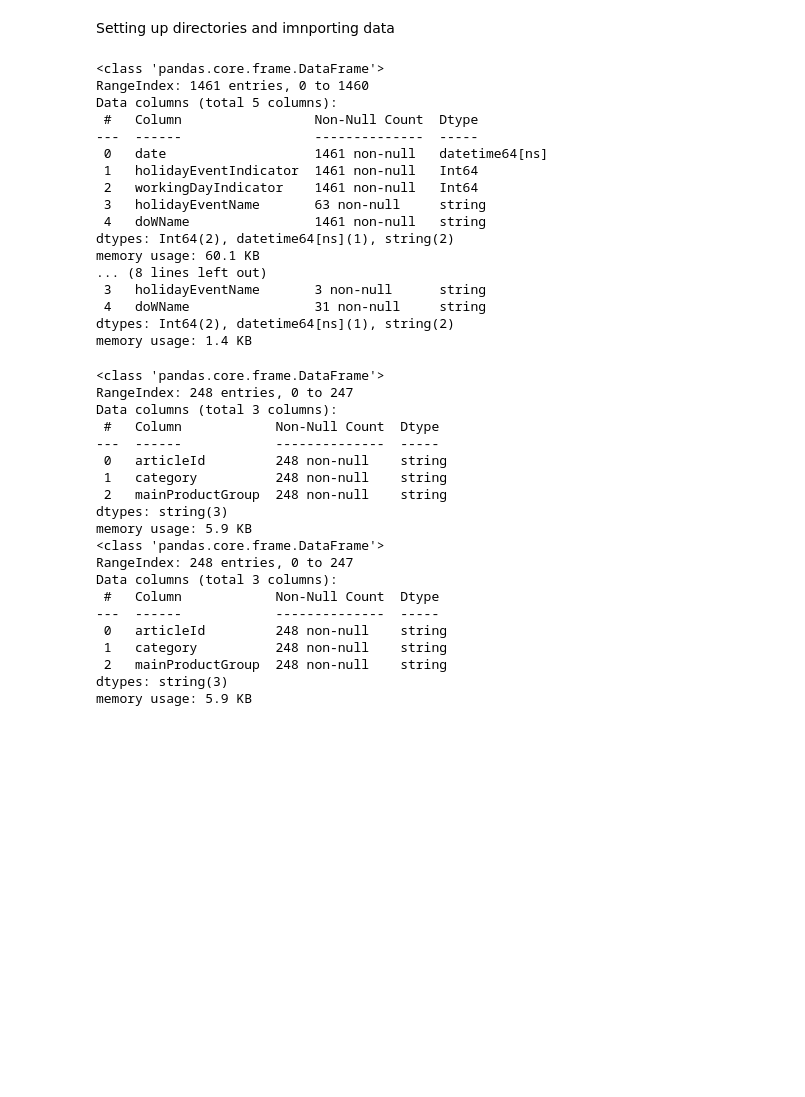
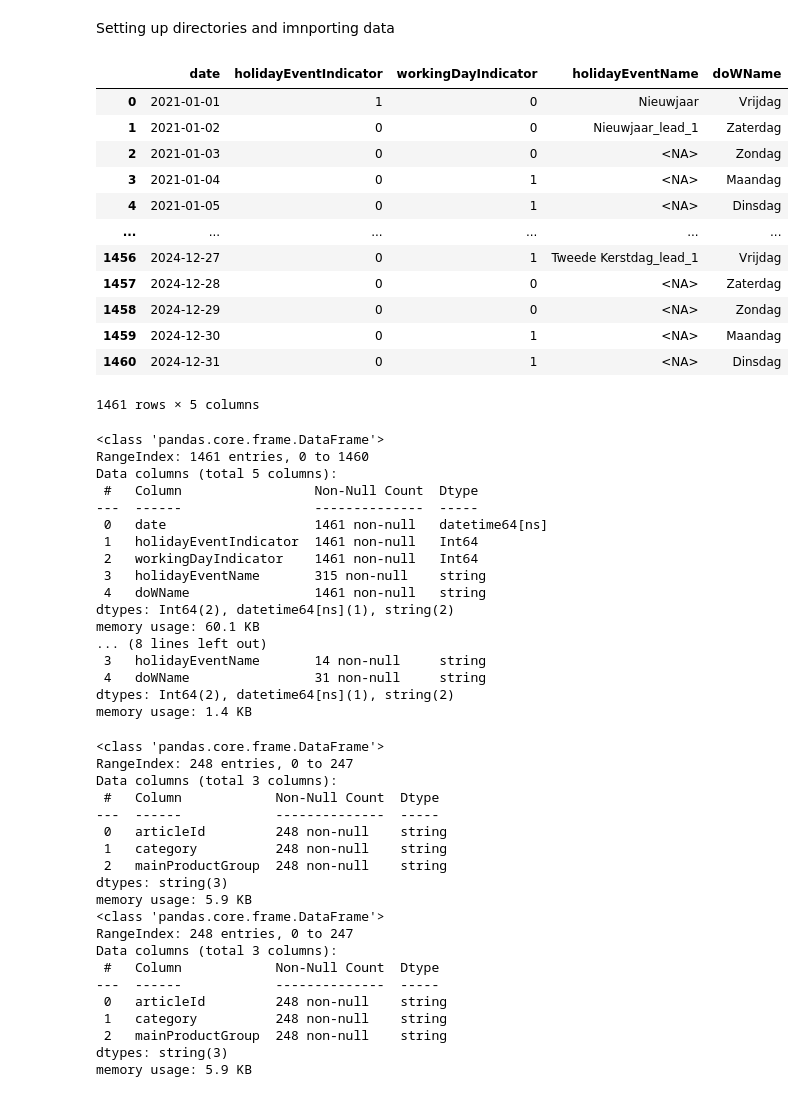
Before and after one commit to gavss2891/BAQM_Seminar, a Jupyter notebook: clean&merge_data.ipynb, the cells around one changed output. Cells and saved outputs as stored; diff of their text form; code cells hidden in the pictures; blank space fills up the shorter version.

Commit message:
adding lag and lead for holidays

```diff
--- a/clean&merge_data.ipynb
+++ b/clean&merge_data.ipynb
@@ -47,6 +47,53 @@ df_calendar_forecast['date'] = pd.to_datetime(df_calendar_forecast['date'])
 df_calendar_forecast['holidayEventIndicator'] = df_calendar_forecast['holidayEventIndicator'].map(mapping)
 df_calendar_forecast['workingDayIndicator'] = df_calendar_forecast['workingDayIndicator'].map(mapping)
 df_calendar_forecast = df_calendar_forecast.convert_dtypes()
+# %%
+# Add lag/lead suffixes to holidayEventName
+# For consecutive holidays: use EARLIER holiday for lags, LATER holiday for lead
+
+def add_holiday_suffixes(df):
+    df = df.sort_values('date').reset_index(drop=True)
+    holidays = df[df['holidayEventIndicator'] == 1]['date'].values
+
+    # For each date, find nearest upcoming/past holiday
+    for idx, date in enumerate(df['date']):
+        if df.loc[idx, 'holidayEventIndicator'] == 1:
+            continue  # Already a holiday
+
+        upcoming = holidays[holidays > date]
+        if len(upcoming) > 0:
+            days_before = (min(upcoming) - date).days
+            if 1 <= days_before <= 5:
+                holiday_name = df[df['date'] == min(upcoming)]['holidayEventName'].iloc[0]
+                df.loc[idx, 'holidayEventName'] = f'{holiday_name}_lag_{days_before}' if pd.notna(holiday_name) else f'lag_{days_before}'
+                continue
+
+        past = holidays[holidays < date]
+        if len(past) > 0:
+            if (date - max(past)).days == 1:
+                holiday_name = df[df['date'] == max(past)]['holidayEventName'].iloc[0]
+                df.loc[idx, 'holidayEventName'] = f'{holiday_name}_lead_1' if pd.notna(holiday_name) else 'lead_1'
+
+    return df
+
+df_calendar_train = add_holiday_suffixes(df_calendar_train)
+df_calendar_forecast = add_holiday_suffixes(df_calendar_forecast)
+# %%
+df_calendar_train
+# %% [output]
+|  | date | holidayEventIndicator | workingDayIndicator | holidayEventName | doWName |
+| 0 | 2021-01-01 | 1 | 0 | Nieuwjaar | Vrijdag |
+| 1 | 2021-01-02 | 0 | 0 | Nieuwjaar_lead_1 | Zaterdag |
+| 2 | 2021-01-03 | 0 | 0 | <NA> | Zondag |
+| 3 | 2021-01-04 | 0 | 1 | <NA> | Maandag |
+| 4 | 2021-01-05 | 0 | 1 | <NA> | Dinsdag |
+| ... | ... | ... | ... | ... | ... |
+| 1456 | 2024-12-27 | 0 | 1 | Tweede Kerstdag_lead_1 | Vrijdag |
+| 1457 | 2024-12-28 | 0 | 0 | <NA> | Zaterdag |
+| 1458 | 2024-12-29 | 0 | 0 | <NA> | Zondag |
+| 1459 | 2024-12-30 | 0 | 1 | <NA> | Maandag |
+| 1460 | 2024-12-31 | 0 | 1 | <NA> | Dinsdag |
+1461 rows × 5 columns
 # %%
 df_calendar_train.info()
 df_calendar_forecast.info()
@@ -59,12 +106,12 @@ Data columns (total 5 columns):
  0   date                   1461 non-null   datetime64[ns]
  1   holidayEventIndicator  1461 non-null   Int64
  2   workingDayIndicator    1461 non-null   Int64
- 3   holidayEventName       63 non-null     string
+ 3   holidayEventName       315 non-null    string
  4   doWName                1461 non-null   string
 dtypes: Int64(2), datetime64[ns](1), string(2)
 memory usage: 60.1 KB
 ... (8 lines left out)
- 3   holidayEventName       3 non-null      string
+ 3   holidayEventName       14 non-null     string
  4   doWName                31 non-null     string
 dtypes: Int64(2), datetime64[ns](1), string(2)
 memory usage: 1.4 KB
```
Also changed, not shown: parts of 5 cells of this notebook, 1 other file.
